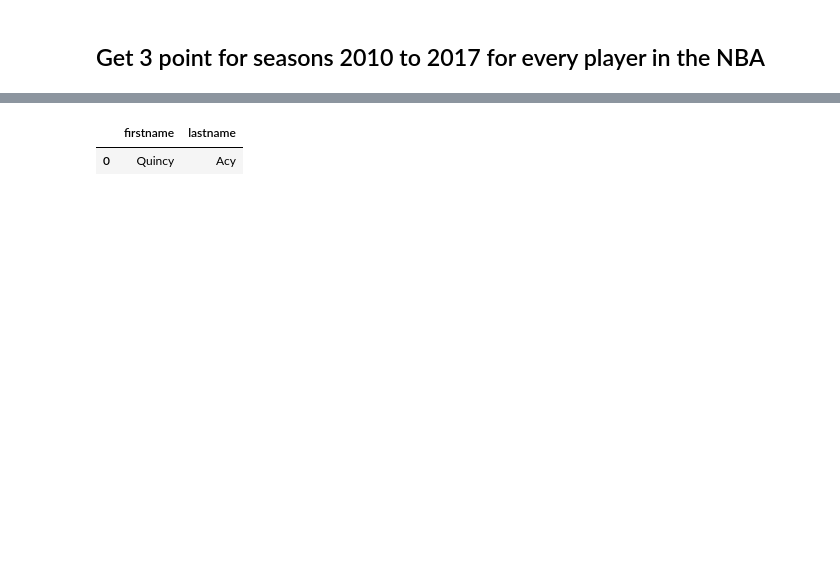
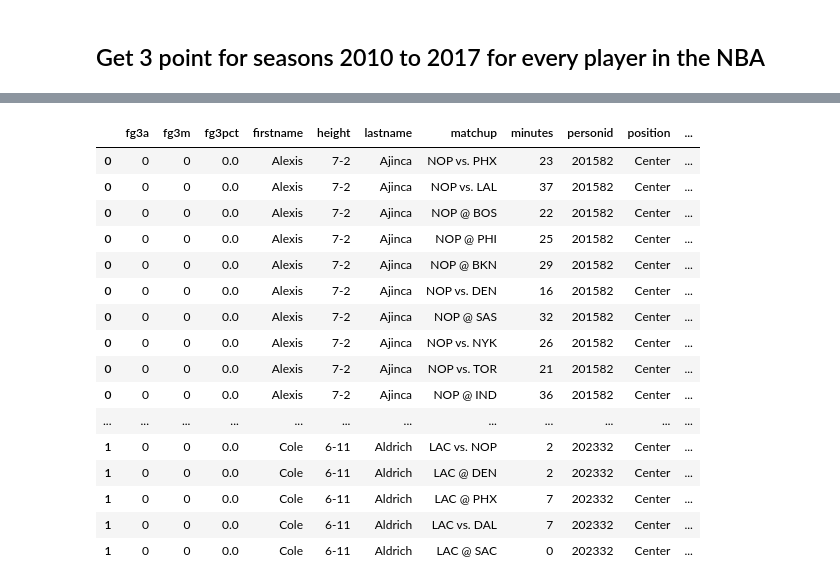
Before and after one commit to palpen/beta_dist_nba, a Jupyter notebook: nba_data.ipynb, the cells around one changed output, grey strips where cells are left out. Drawn from its saved outputs; the diff is of its cells as text; code cells hidden in the pictures; blank space fills up the shorter version.

Commit message:
get all relevant data

```diff
--- a/nba_data.ipynb
+++ b/nba_data.ipynb
@@ -23,48 +27,62 @@ array([u'AST', u'BLK', u'DREB', u'FG3A', u'FG3M', u'FG3_PCT', u'FGA',
 #initialize dataframe
 nba_log = pd.DataFrame()
 
-
+# get player id
 players2016 = goldsberry.PlayerList(Season='2016-17').players()
 players2016_df = pd.DataFrame(players2016)
 
-for index, pid in enumerate(players2016_df["PERSON_ID"].unique()[1:2]):
+for index, pid in enumerate(players2016_df["PERSON_ID"].unique()[5:7]):
 
-    print index
+    print index, "++++++++++++++++++++++++++++"
+
     # demographic information
     player_demog = goldsberry.player.demographics(pid)
+
+#     print player_demog.player_info()[0]
 
     firstname = player_demog.player_info()[0].get('FIRST_NAME')
     lastname = player_demog.player_info()[0].get('LAST_NAME')
     position = player_demog.player_info()[0].get('POSITION')
     season_exp = player_demog.player_info()[0].get('SEASON_EXP')
+    height = player_demog.player_info()[0].get('HEIGHT')
+    weight = player_demog.player_info()[0].get('WEIGHT')
 
-    print type(firstname.encode('utf-8'))
-    player_data = pd.DataFrame({"firstname": firstname.encode('utf-8'),
-                                      "lastname": lastname.encode('utf-8'),
-                                      "lastname": lastname.encode('utf-8'),
-                                      "position": ,
-                                      "season_exp": ,
-                                      "": ,
-                                      "": ,
-                                      "": ,
-                                      "": ,
-                                      "": ,
-                                      }
-                                     index=[index])
-    nba_log = nba_log.append(player_demog_data)
+    teamid = player_demog.player_info()[0].get('TEAM_ID')
+    teamname = player_demog.player_info()[0].get('TEAM_NAME')
+    team_abbrv = player_demog.player_info()[0].get('TEAM_ABBREVIATION')
+    teamcity = player_demog.player_info()[0].get('TEAM_CITY')
 
-#     # game logs
-#     player_logs = goldsberry.player.game_logs(pid)
-#     # print player_logs.logs()[0]
+    # game logs
+    player_logs = goldsberry.player.game_logs(pid)
 
-#     matchup = player_logs.logs()[0].get('MATCHUP')
-#     minutes = player_logs.logs()[0].get('MIN')
-#     fg3a = player_logs.logs()[0].get('FG3A')
-#     fg3m = player_logs.logs()[0].get('FG3M')
-#     fg3pct = player_logs.logs()[0].get('FG3_PCT')
+    for gl in player_logs.logs():
 
-#     #     player_logs_df = pd.DataFrame(player_logs.logs())
+        matchup = gl.get('MATCHUP')
+        minutes = gl.get('MIN')
+        fg3a = gl.get('FG3A')
+        fg3m = gl.get('FG3M')
+        fg3pct = gl.get('FG3_PCT')
 
+        # save player data in a dataframe and append to nba_log dataframe
+        player_data = pd.DataFrame({"personid": pid,
+                                    "firstname": firstname.encode('utf-8'),
+                                    "lastname": lastname.encode('utf-8'),
+                                    "position": position,
+                                    "season_exp": season_exp,
+                                    "height": height,
+                                    "weight": weight,
+                                    "teamid": teamid,
+                                    "teamname": teamname,
+                                    "team_abbrv": team_abbrv,
+                                    "teamcity": teamcity,
+                                    "matchup": matchup,
+                                    "minutes": minutes,
+                                    "fg3a": fg3a,
+                                    "fg3m": fg3m,
+                                    "fg3pct": fg3pct},
+                                    index=[index])
 
-nba_log.head()
+        nba_log = nba_log.append(player_data)
+
+nba_log
 # %% [output]
@@ -73,2 +91,17 @@ nba_log.head()
-|  | firstname | lastname |
-| 0 | Quincy | Acy |
+|  | fg3a | fg3m | fg3pct | firstname | height | lastname | matchup | minutes | personid | position | ... |
+| 0 | 0 | 0 | 0.0 | Alexis | 7-2 | Ajinca | NOP vs. PHX | 23 | 201582 | Center | ... |
+| 0 | 0 | 0 | 0.0 | Alexis | 7-2 | Ajinca | NOP vs. LAL | 37 | 201582 | Center | ... |
+| 0 | 0 | 0 | 0.0 | Alexis | 7-2 | Ajinca | NOP @ BOS | 22 | 201582 | Center | ... |
+| 0 | 0 | 0 | 0.0 | Alexis | 7-2 | Ajinca | NOP @ PHI | 25 | 201582 | Center | ... |
+| 0 | 0 | 0 | 0.0 | Alexis | 7-2 | Ajinca | NOP @ BKN | 29 | 201582 | Center | ... |
+| 0 | 0 | 0 | 0.0 | Alexis | 7-2 | Ajinca | NOP vs. DEN | 16 | 201582 | Center | ... |
+| 0 | 0 | 0 | 0.0 | Alexis | 7-2 | Ajinca | NOP @ SAS | 32 | 201582 | Center | ... |
+| 0 | 0 | 0 | 0.0 | Alexis | 7-2 | Ajinca | NOP vs. NYK | 26 | 201582 | Center | ... |
+| 0 | 0 | 0 | 0.0 | Alexis | 7-2 | Ajinca | NOP vs. TOR | 21 | 201582 | Center | ... |
+| 0 | 0 | 0 | 0.0 | Alexis | 7-2 | Ajinca | NOP @ IND | 36 | 201582 | Center | ... |
+| ... | ... | ... | ... | ... | ... | ... | ... | ... | ... | ... | ... |
+| 1 | 0 | 0 | 0.0 | Cole | 6-11 | Aldrich | LAC vs. NOP | 2 | 202332 | Center | ... |
+| 1 | 0 | 0 | 0.0 | Cole | 6-11 | Aldrich | LAC @ DEN | 2 | 202332 | Center | ... |
+| 1 | 0 | 0 | 0.0 | Cole | 6-11 | Aldrich | LAC @ PHX | 7 | 202332 | Center | ... |
+| 1 | 0 | 0 | 0.0 | Cole | 6-11 | Aldrich | LAC vs. DAL | 7 | 202332 | Center | ... |
+| 1 | 0 | 0 | 0.0 | Cole | 6-11 | Aldrich | LAC @ SAC | 0 | 202332 | Center | ... |
```
Also changed, not shown: parts of 4 cells of this notebook.
